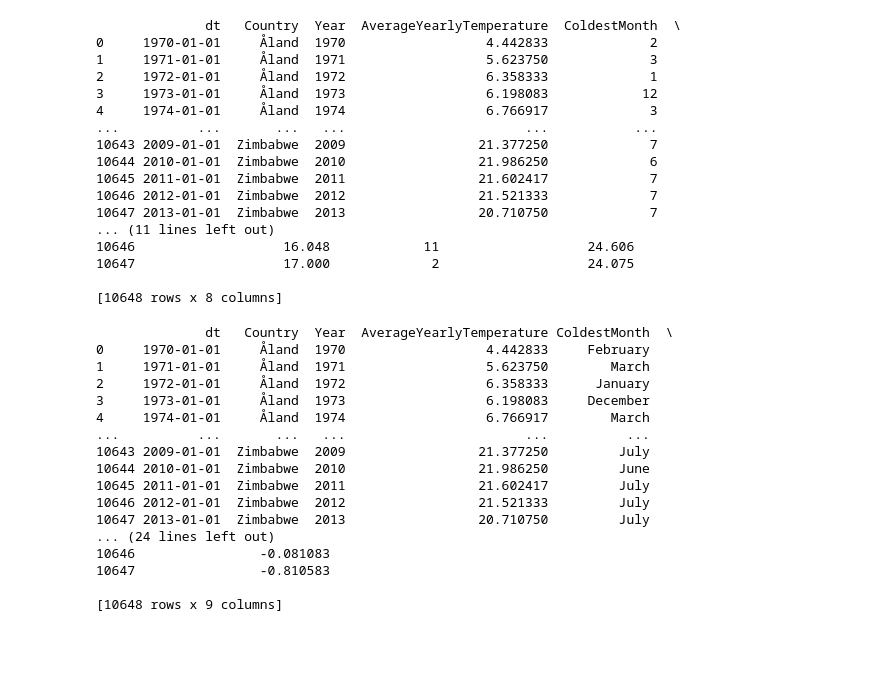
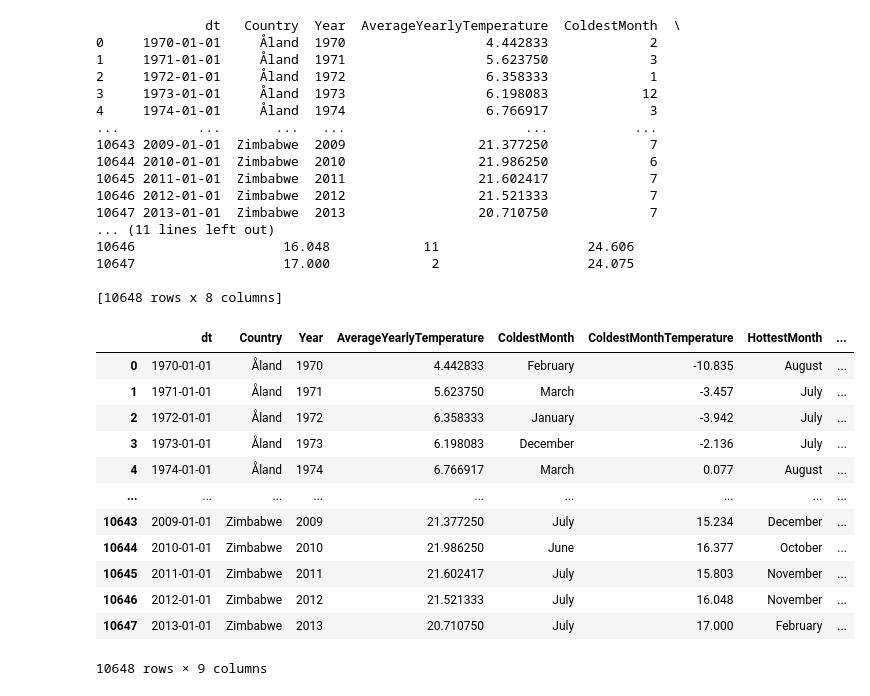
Before and after one commit to EricVan14/ClimateChangeDataMart, a Jupyter notebook: ClimateChangeDataMart.ipynb, the cells around one changed output. Saved outputs shown, nothing was run; the diff lists cells and outputs as text; code cells hidden in the pictures; blank space fills up the shorter version.

```diff
--- a/ClimateChangeDataMart.ipynb
+++ b/ClimateChangeDataMart.ipynb
@@ -133,42 +159,38 @@ print(df1)
 # %%
 month_names = {
     1: 'January',
     2: 'February',
     3: 'March',
     4: 'April',
     5: 'May',
     6: 'June',
     7: 'July',
     8: 'August',
     9: 'September',
     10: 'October',
     11: 'November',
     12: 'December'
 }
 
 # Map month numbers to their names for coldest and hottest months
 df1['ColdestMonth'] = df1['ColdestMonth'].map(month_names)
 df1['HottestMonth'] = df1['HottestMonth'].map(month_names)
 
 # Calculate the difference in average yearly temperature from the previous year
 df1['YearlyTemperatureChange'] = df1.groupby('Country')['AverageYearlyTemperature'].diff()
 
-print(df1)
+df1
 # %% [output]
+|  | dt | Country | Year | AverageYearlyTemperature | ColdestMonth | ColdestMonthTemperature | HottestMonth | ... |
+| 0 | 1970-01-01 | Åland | 1970 | 4.442833 | February | -10.835 | August | ... |
+| 1 | 1971-01-01 | Åland | 1971 | 5.623750 | March | -3.457 | July | ... |
+| 2 | 1972-01-01 | Åland | 1972 | 6.358333 | January | -3.942 | July | ... |
+| 3 | 1973-01-01 | Åland | 1973 | 6.198083 | December | -2.136 | July | ... |
+| 4 | 1974-01-01 | Åland | 1974 | 6.766917 | March | 0.077 | August | ... |
+| ... | ... | ... | ... | ... | ... | ... | ... | ... |
+| 10643 | 2009-01-01 | Zimbabwe | 2009 | 21.377250 | July | 15.234 | December | ... |
+| 10644 | 2010-01-01 | Zimbabwe | 2010 | 21.986250 | June | 16.377 | October | ... |
+| 10645 | 2011-01-01 | Zimbabwe | 2011 | 21.602417 | July | 15.803 | November | ... |
+| 10646 | 2012-01-01 | Zimbabwe | 2012 | 21.521333 | July | 16.048 | November | ... |
+| 10647 | 2013-01-01 | Zimbabwe | 2013 | 20.710750 | July | 17.000 | February | ... |
-              dt   Country  Year  AverageYearlyTemperature ColdestMonth  \
-0     1970-01-01     Åland  1970                  4.442833     February
-1     1971-01-01     Åland  1971                  5.623750        March
-2     1972-01-01     Åland  1972                  6.358333      January
-3     1973-01-01     Åland  1973                  6.198083     December
-4     1974-01-01     Åland  1974                  6.766917        March
-...          ...       ...   ...                       ...          ...
-10643 2009-01-01  Zimbabwe  2009                 21.377250         July
-10644 2010-01-01  Zimbabwe  2010                 21.986250         June
-10645 2011-01-01  Zimbabwe  2011                 21.602417         July
-10646 2012-01-01  Zimbabwe  2012                 21.521333         July
-10647 2013-01-01  Zimbabwe  2013                 20.710750         July
-... (24 lines left out)
-10646                -0.081083
-10647                -0.810583
-
-[10648 rows x 9 columns]
+10648 rows × 9 columns
```
Also changed, not shown: parts of 5 cells of this notebook.
